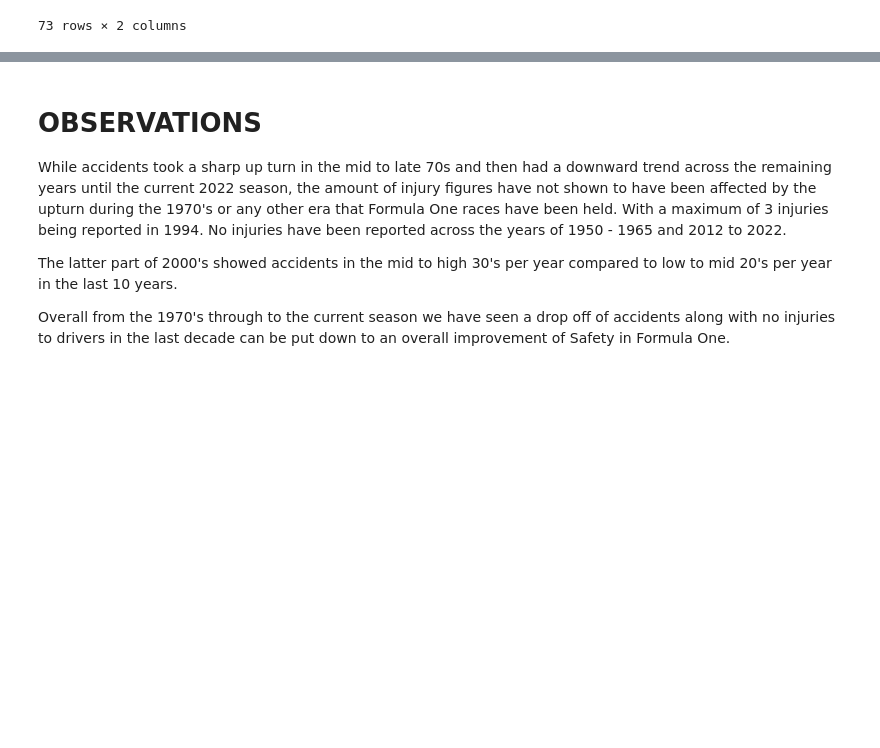
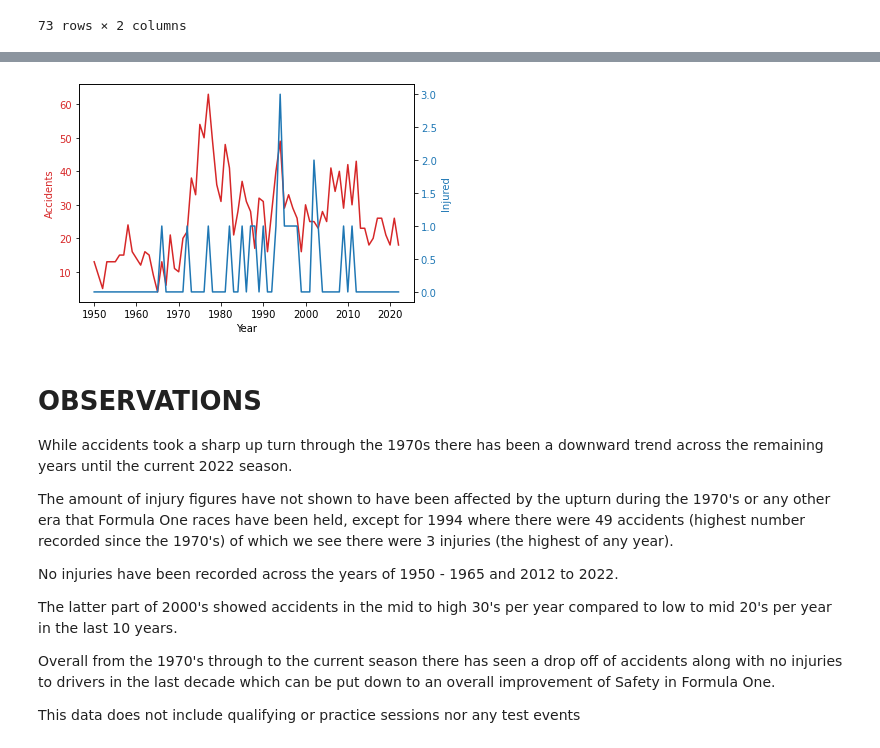
Before and after one commit to oli124/F1_safety, a Jupyter notebook: accident_v_injury.ipynb, the cells around one changed output, grey strips where cells are left out. Drawn from its saved outputs; the diff is of its cells as text; code cells hidden in the pictures; blank space fills up the shorter version.

```diff
--- a/accident_v_injury.ipynb
+++ b/accident_v_injury.ipynb
@@ -331,8 +337,33 @@ plt.savefig('accident_vs_injured.png')
+# %%
+fig, ax1 = plt.subplots()
+
+color = 'tab:red'
+ax1.set_xlabel('Year')
+ax1.set_ylabel('Accidents', color=color)
+ax1.plot(accident_injury_df['year'], accident_injury_df['accidents'], color=color)
+ax1.tick_params(axis='y', labelcolor=color)
+
+ax2 = ax1.twinx()
+
+color = 'tab:blue'
+ax2.set_ylabel('Injured', color=color)
+ax2.plot(accident_injury_df['year'], accident_injury_df['Injured'], color=color)
+ax2.tick_params(axis='y', labelcolor=color)
+# %% [output]
+[figure, added]
 # %% [markdown]
 # OBSERVATIONS
 
-While accidents took a sharp up turn in the mid to late 70s and then had a downward trend across the remaining years until the current 2022 season, the amount of injury figures have not shown to have been affected by the upturn during the 1970's or any other era that Formula One races have been held. With a maximum of 3 injuries being reported in 1994. No injuries have been reported across the years of 1950 - 1965 and 2012 to 2022.
+While accidents took a sharp up turn through the 1970s there has been a downward trend across the remaining years until the current 2022 season.
+
+The amount of injury figures have not shown to have been affected by the upturn during the 1970's or any other era that Formula One races have been held, except for 1994 where there were 49 accidents (highest number recorded since the 1970's) of which we see there were 3 injuries (the highest of any year).
+
+No injuries have been recorded across the years of 1950 - 1965 and 2012 to 2022.
 
 The latter part of 2000's showed accidents in the mid to high 30's per year compared to low to mid 20's per year in the last 10 years.
 
-Overall from the 1970's through to the current season we have seen a drop off of accidents along with no injuries to drivers in the last decade can be put down to an overall improvement of Safety in Formula One.
+Overall from the 1970's through to the current season there has seen a drop off of accidents along with no injuries to drivers in the last decade which can be put down to an overall improvement of Safety in Formula One.
+
+
+
+This data does not include qualifying or practice sessions nor any test events
```
Also changed, not shown: parts of 3 cells of this notebook, 5 other files.
